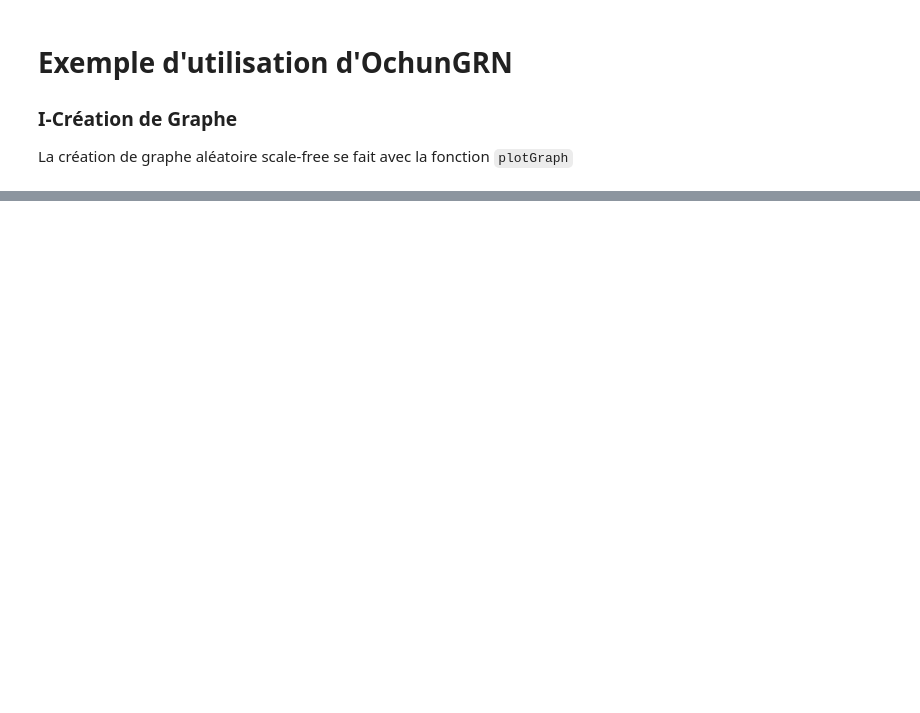
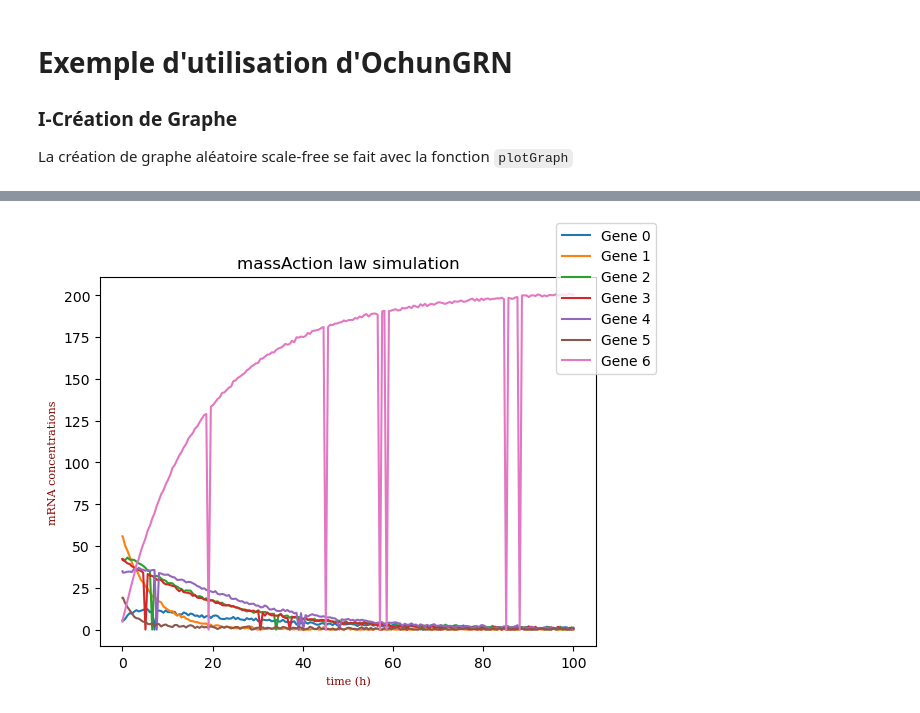
Before and after one commit to castlechild/GRNSimulation, a Jupyter notebook: exemple.ipynb, the cells around one changed output, grey strips where cells are left out. Cells and saved outputs as stored; diff of their text form; code cells hidden in the pictures; blank space fills up the shorter version.

```diff
--- a/exemple.ipynb
+++ b/exemple.ipynb
@@ -14,3 +15,8 @@ oGRN.plotGraph(test, actInhPlotBool=True)
 # %%
 
 Coeff = oGRN.getCoefficient(GENESNB)
+# %%
+oGRN.simulationODEs(test, ["massAction", "indirect", "Hill"], (0,100), Coeff)
+oGRN.plotSim(test, ODEs="massAction", saveName=f"testmassAction.png")
+# %% [output]
+[figure, added]
```
Also changed, not shown: parts of 12 cells of this notebook, 9 other files.
